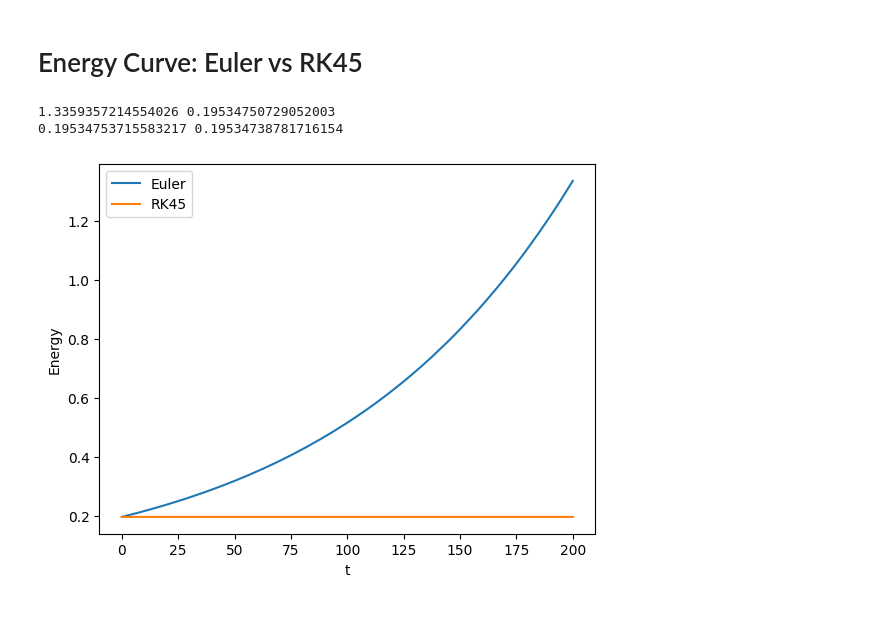
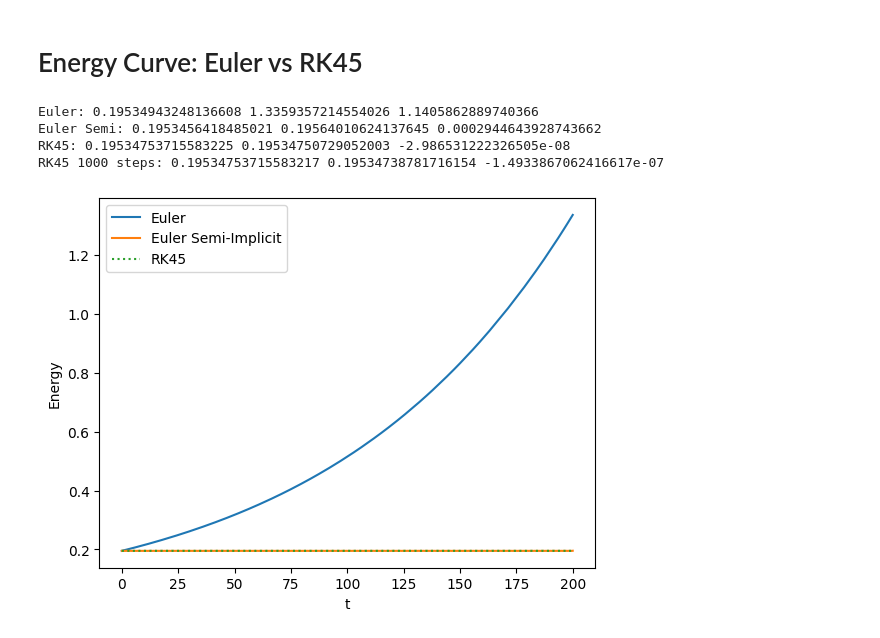
Before and after one commit to Suzukuru/pendulum_diffeqdynamical, a Jupyter notebook: Pendulum.ipynb, the cells around one changed output. Drawn from its saved outputs; the diff is of its cells as text; code cells hidden in the pictures.

Commit message:
Added semi-implicit euler and more informative prints

```diff
--- a/Pendulum.ipynb
+++ b/Pendulum.ipynb
@@ -51,6 +51,25 @@ def euler(S_0, t_0, t_end, h):
     T[k + 1] = T[k] + steps
   return S, T
 
+def F_semi(t, S, steps):
+  theta, omega = S[0], S[1]
+  omega_incremented = omega + (steps * (-g/L) * np.sin(theta))
+  theta_incremented = theta + (h*omega_incremented)
+  return np.array([theta_incremented, omega_incremented])
+
+def euler_semi(S_0, t_0, t_end, h):
+  n_steps = int(math.ceil((t_end-t_0)/h - 1e-9))
+  S = np.empty((n_steps+1, S_0.shape[0]))
+  T = np.empty(n_steps + 1)
+  S[0], T[0] = S_0, t_0
+
+  for k in range(n_steps):
+    steps = min(h, t_end - T[k])
+    S[k + 1] = F_semi(T[k], S[k], steps)
+    T[k + 1] = T[k] + steps
+  return S, T
+
+
 def energy(theta, omega):
   return 0.5 * omega**2 + (g/L)*(1-np.cos(theta))
 # %% [markdown]
@@ -59,8 +78,11 @@ def energy(theta, omega):
 theta_0, omega_0 = 0.2, 0.0 # initial states
 S_0 = np.array([theta_0, omega_0])
 
-# Euler Numerical Method
+# Explicit Euler Numerical Method
 S, T = euler(S_0, 0, 200, h)
+
+# Semi-Implicit Euler Numerical Method
+S_semi, T_semi = euler_semi(S_0, 0, 200, h)
 
 # RK45 Numerical Method explicit t size and tighter tolerance, uses T (t_end (200) / h (0.001)) from Euler for t size
 sol_final = solve_ivp(F, (0, 200), S_0, t_eval=np.clip(T, 0, 200), rtol=1e-9, atol=1e-12, method='RK45')
@@ -131,20 +194,26 @@ plt.legend()
 # Energy Curve: Euler vs RK45
 # %%
 euler_energy = energy(S[:,0], S[:,1])
+euler_semi_energy = energy(S_semi[:,0], S_semi[:,1])
 rk45_energy = energy(sol_final.y[0], sol_final.y[1])
 
 plt.plot(T, euler_energy, label="Euler")
-plt.plot(T, rk45_energy, label="RK45")
+plt.plot(T, euler_semi_energy, label="Euler Semi-Implicit")
+plt.plot(T, rk45_energy, label="RK45", linestyle=':')
 plt.xlabel("t")
 plt.ylabel("Energy")
 plt.legend()
 
-print(euler_energy[-1], rk45_energy[-1])
+print("Euler:", euler_energy[1], euler_energy[-1], euler_energy[-1] - euler_energy[1])
+print("Euler Semi:", euler_semi_energy[1], euler_semi_energy[-1], euler_semi_energy[-1] - euler_semi_energy[1])
+print("RK45:", rk45_energy[1], rk45_energy[-1], rk45_energy[-1] - rk45_energy[1])
 
 sol_1000 = solve_ivp(F, (0, 1000), S_0, rtol=1e-9, atol=1e-12, method='RK45')
 rk45_energy_1000 = energy(sol_1000.y[0], sol_1000.y[1])
-print(rk45_energy_1000[1], rk45_energy_1000[-1])
+print("RK45 1000 steps:", rk45_energy_1000[1], rk45_energy_1000[-1], rk45_energy_1000[-1] - rk45_energy_1000[1])
 # %% [output]
-1.3359357214554026 0.19534750729052003
-0.19534753715583217 0.19534738781716154
+Euler: 0.19534943248136608 1.3359357214554026 1.1405862889740366
+Euler Semi: 0.1953456418485021 0.19564010624137645 0.0002944643928743662
+RK45: 0.19534753715583225 0.19534750729052003 -2.986531222326505e-08
+RK45 1000 steps: 0.19534753715583217 0.19534738781716154 -1.4933867062416617e-07
-[figure, old version]
+[figure, new version]
```
Also changed, not shown: parts of 8 cells of this notebook.
